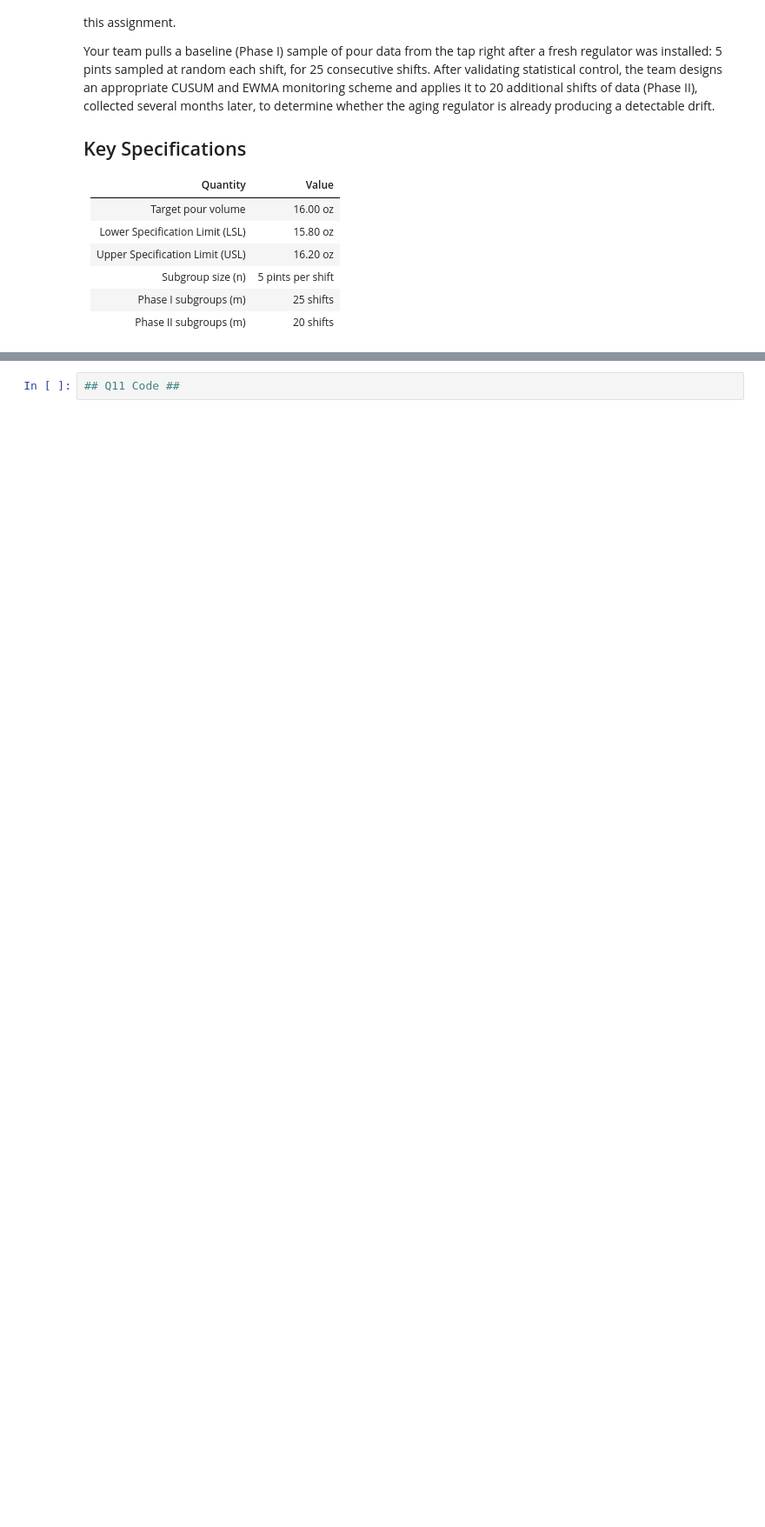
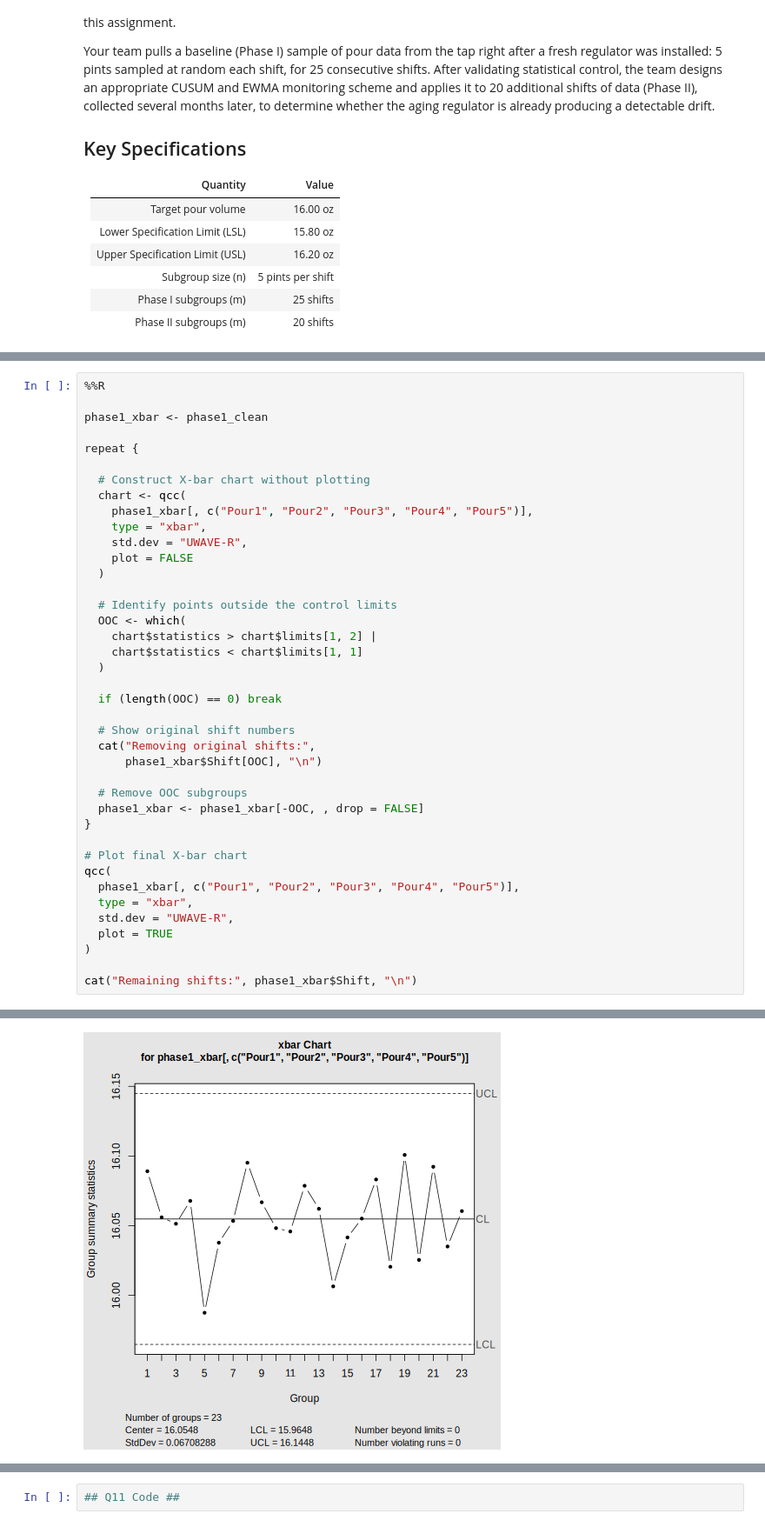
Before and after one commit to ArmandoADJ/STAT-7110-Quality-Control, a Jupyter notebook: Assignments/HW2/STAT-7110-HW2.ipynb, the cells around one changed output, grey strips where cells are left out. Shown at 87% size. Drawn from its saved outputs; the diff is of its cells as text; blank space fills up the shorter version.

```diff
--- a/Assignments/HW2/STAT-7110-HW2.ipynb
+++ b/Assignments/HW2/STAT-7110-HW2.ipynb
@@ -79,0 +288,41 @@ The Purpose of this analysis is to describe the consistency or drift of the beer
+# %%
+%%R
+
+phase1_xbar <- phase1_clean
+
+repeat {
+
+  # Construct X-bar chart without plotting
+  chart <- qcc(
+    phase1_xbar[, c("Pour1", "Pour2", "Pour3", "Pour4", "Pour5")],
+    type = "xbar",
+    std.dev = "UWAVE-R",
+    plot = FALSE
+  )
+
+  # Identify points outside the control limits
+  OOC <- which(
+    chart$statistics > chart$limits[1, 2] |
+    chart$statistics < chart$limits[1, 1]
+  )
+
+  if (length(OOC) == 0) break
+
+  # Show original shift numbers
+  cat("Removing original shifts:",
+      phase1_xbar$Shift[OOC], "\n")
+
+  # Remove OOC subgroups
+  phase1_xbar <- phase1_xbar[-OOC, , drop = FALSE]
+}
+
+# Plot final X-bar chart
+qcc(
+  phase1_xbar[, c("Pour1", "Pour2", "Pour3", "Pour4", "Pour5")],
+  type = "xbar",
+  std.dev = "UWAVE-R",
+  plot = TRUE
+)
+
+cat("Remaining shifts:", phase1_xbar$Shift, "\n")
+# %% [output]
@@ -80,2 +331,3 @@ The Purpose of this analysis is to describe the consistency or drift of the beer
+[figure, added]
 # %% [markdown]
 ### Q7: Using your final Phase I estimates of the process mean and process standard deviation, perform a process capability analysis against the specification limits given above. Report and interpret $PCR$, $C_p$, $C_{pk}$, and $C_{pm}$. Is the process capable of meeting specification? Is it well-centered?
```
Also changed, not shown: parts of 18 cells of this notebook.
